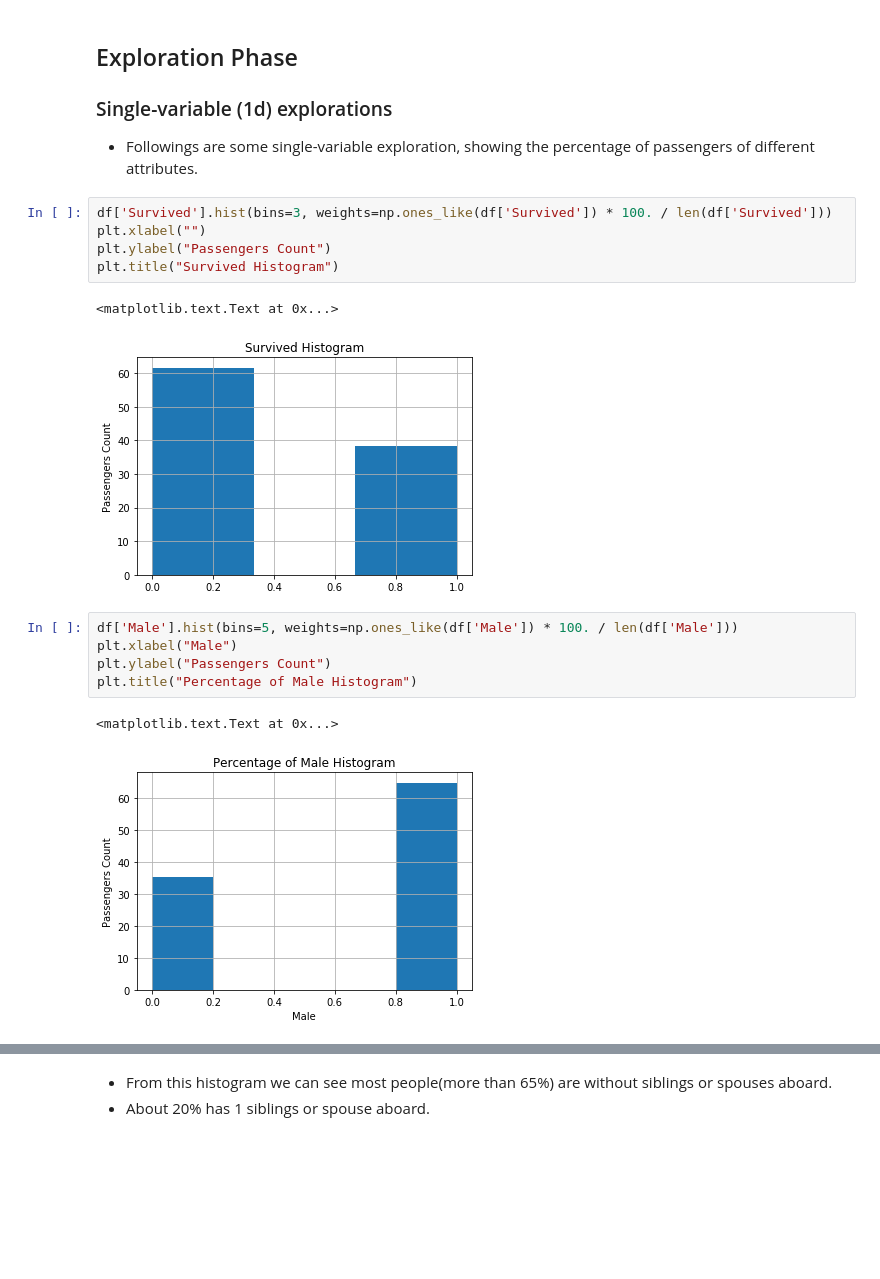
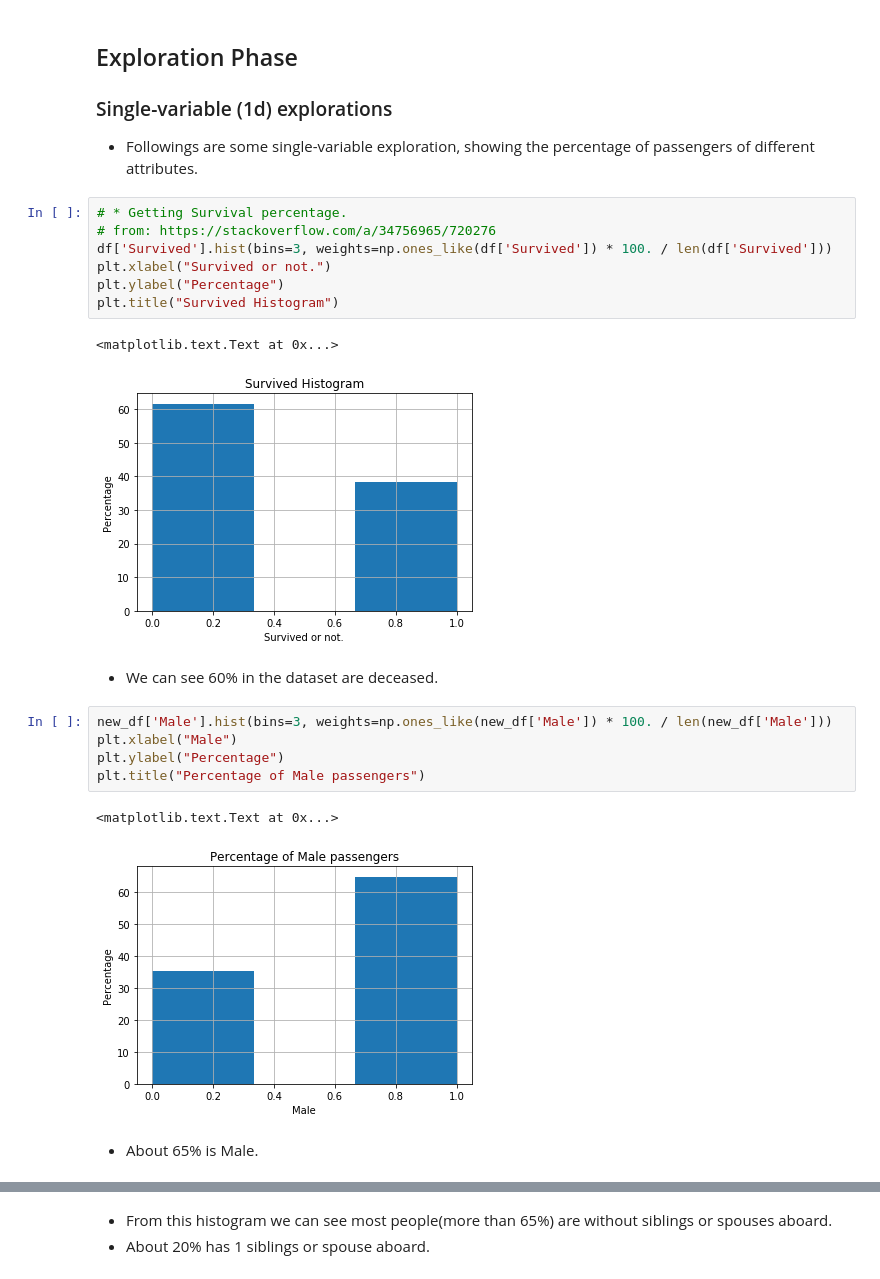
Before and after one commit to sunpochin/dand-p2-investigate-titanic-data, a Jupyter notebook: investigate-titanic-data.ipynb, the cells around one changed output, grey strips where cells are left out. Saved outputs shown, nothing was run; the diff lists cells and outputs as text; blank space fills up the shorter version.

```diff
--- a/investigate-titanic-data.ipynb
+++ b/investigate-titanic-data.ipynb
@@ -221,19 +226,25 @@ correlation(survived, male): -0.5433513806577471
 
 * Followings are some single-variable exploration, showing the percentage of passengers of different attributes.
 # %%
+# * Getting Survival percentage.
+# from: https://stackoverflow.com/a/34756965/720276
 df['Survived'].hist(bins=3, weights=np.ones_like(df['Survived']) * 100. / len(df['Survived']))
-plt.xlabel("")
-plt.ylabel("Passengers Count")
+plt.xlabel("Survived or not.")
+plt.ylabel("Percentage")
 plt.title("Survived Histogram")
 # %% [output]
 <matplotlib.text.Text at 0x...>
-[figure, old version]
+[figure, new version]
+# %% [markdown]
+* We can see 60% in the dataset are deceased.
 # %%
-df['Male'].hist(bins=5, weights=np.ones_like(df['Male']) * 100. / len(df['Male']))
+new_df['Male'].hist(bins=3, weights=np.ones_like(new_df['Male']) * 100. / len(new_df['Male']))
 plt.xlabel("Male")
-plt.ylabel("Passengers Count")
-plt.title("Percentage of Male Histogram")
+plt.ylabel("Percentage")
+plt.title("Percentage of Male passengers")
 # %% [output]
 <matplotlib.text.Text at 0x...>
-[figure, old version]
+[figure, new version]
+# %% [markdown]
+* About 65% is Male.
 # %%
```
Also changed, not shown: parts of 39 cells of this notebook.
